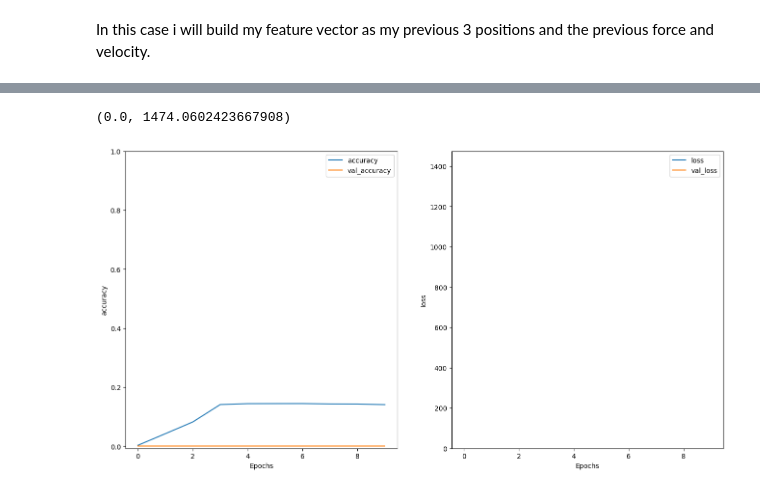
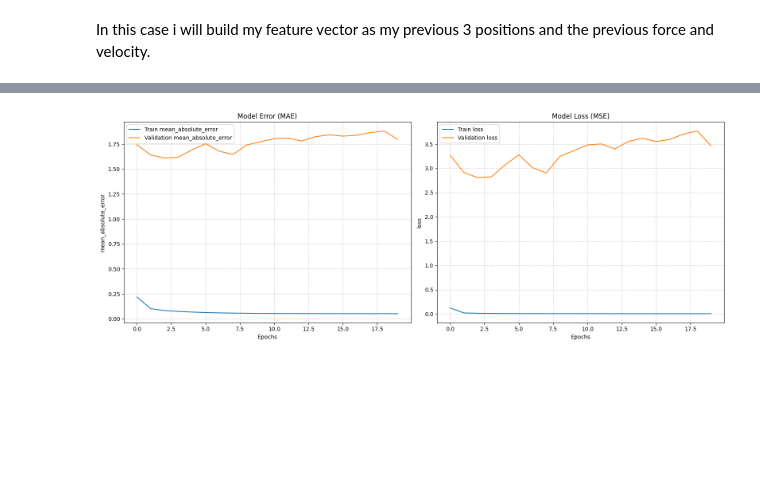
Before and after one commit to VincenzoDamico/ProteinDynamics, a Jupyter notebook: LSTM.ipynb, the cells around one changed output, grey strips where cells are left out. Cells and saved outputs as stored; diff of their text form; code cells hidden in the pictures; blank space fills up the shorter version.

Commit message:
Adjust the model switched to MAE, overfitting.

```diff
--- a/LSTM.ipynb
+++ b/LSTM.ipynb
@@ -139,7 +139,7 @@ Adjust the input data to match the LMTS Model standard. The LSTM network expects
 In this case i will build my feature vector as
 my previous 3 positions and the previous force and velocity.
 # %%
-look_back=3
+look_back=20
 # %%
 nb_samples = features_scaled.shape[0] - look_back
 num_features=features_scaled.shape[2]*features_scaled.shape[1]
@@ -202,20 +215,0 @@ Test Accuracy: 0.0
-# %%
-
-def plot_graphs(history, metric):
-  plt.plot(history.history[metric])
-  plt.plot(history.history['val_'+metric], '')
-  plt.xlabel("Epochs")
-  plt.ylabel(metric)
-  plt.legend([metric, 'val_'+metric])
-
-
-plt.figure(figsize=(16, 8))
-plt.subplot(1, 2, 1)
-plot_graphs(history, 'accuracy')
-plt.ylim(None, 1)
-plt.subplot(1, 2, 2)
-plot_graphs(history, 'loss')
-plt.ylim(0, None)
-# %% [output]
-(0.0, 1474.0602423667908)
-[figure, removed]
@@ -225,0 +216,34 @@ X_train, X_test, y_train, y_test = train_test_split(
+# %%
+
+def plot_graphs(history, metric, title):
+    # Pass labels directly to the plot function for a cleaner legend
+    plt.plot(history.history[metric], label=f'Train {metric}')
+    plt.plot(history.history['val_' + metric], label=f'Validation {metric}')
+    plt.xlabel("Epochs")
+    plt.ylabel(metric)
+    plt.title(title)
+    plt.legend()
+    plt.grid(True, linestyle='--', alpha=0.6) # Adding a grid helps read continuous metrics
+
+plt.figure(figsize=(16, 6))
+
+# Subplot 1: Mean Absolute Error (Replaces Accuracy)
+plt.subplot(1, 2, 1)
+# Keras usually tracks MAE as 'mean_absolute_error' or 'mae' depending on the exact string used
+metric_name = 'mean_absolute_error' if 'mean_absolute_error' in history.history else 'mae'
+plot_graphs(history, metric_name, 'Model Error (MAE)')
+
+# Subplot 2: Loss (Mean Squared Error)
+plt.subplot(1, 2, 2)
+plot_graphs(history, 'loss', 'Model Loss (MSE)')
+
+# Optional: If your initial error is incredibly high and drops fast,
+# the graph will look like an "L" shape. Uncommenting the line below
+# puts the Y-axis on a log scale so you can see the fine details of the training curve.
+# plt.yscale('log')
+
+plt.tight_layout()
+plt.savefig('training_curves.png') # Good practice to save the plot!
+plt.show()
+# %% [output]
+[figure, added]
```
Also changed, not shown: parts of 4 cells of this notebook.
